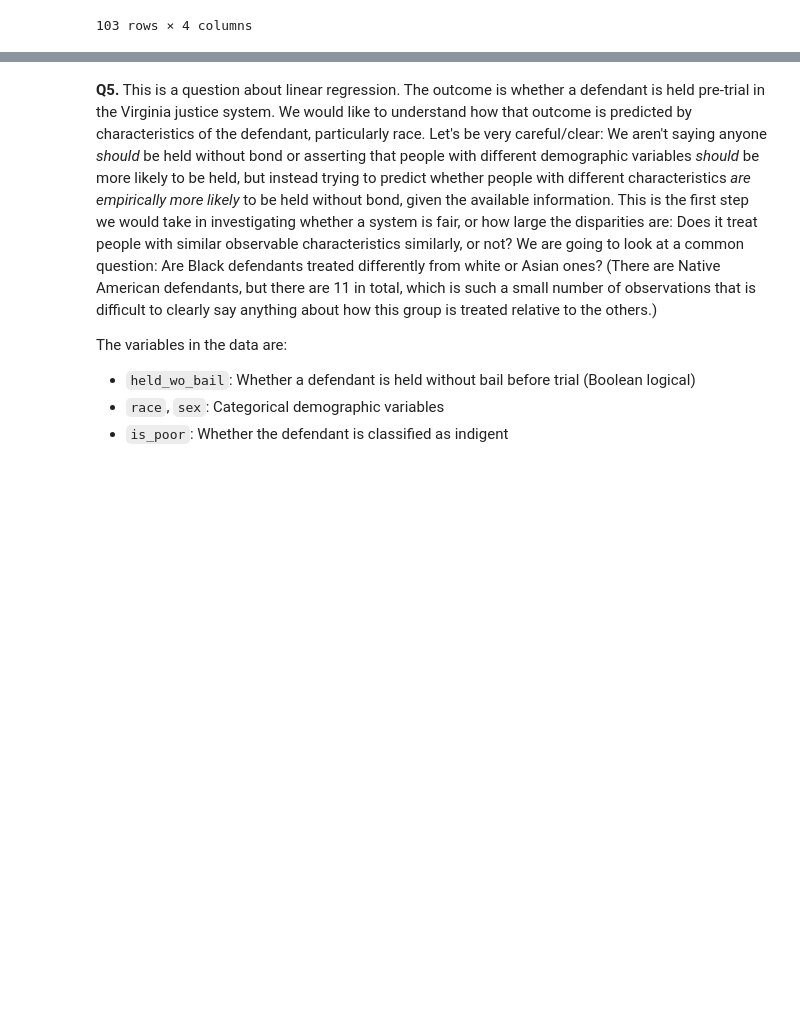
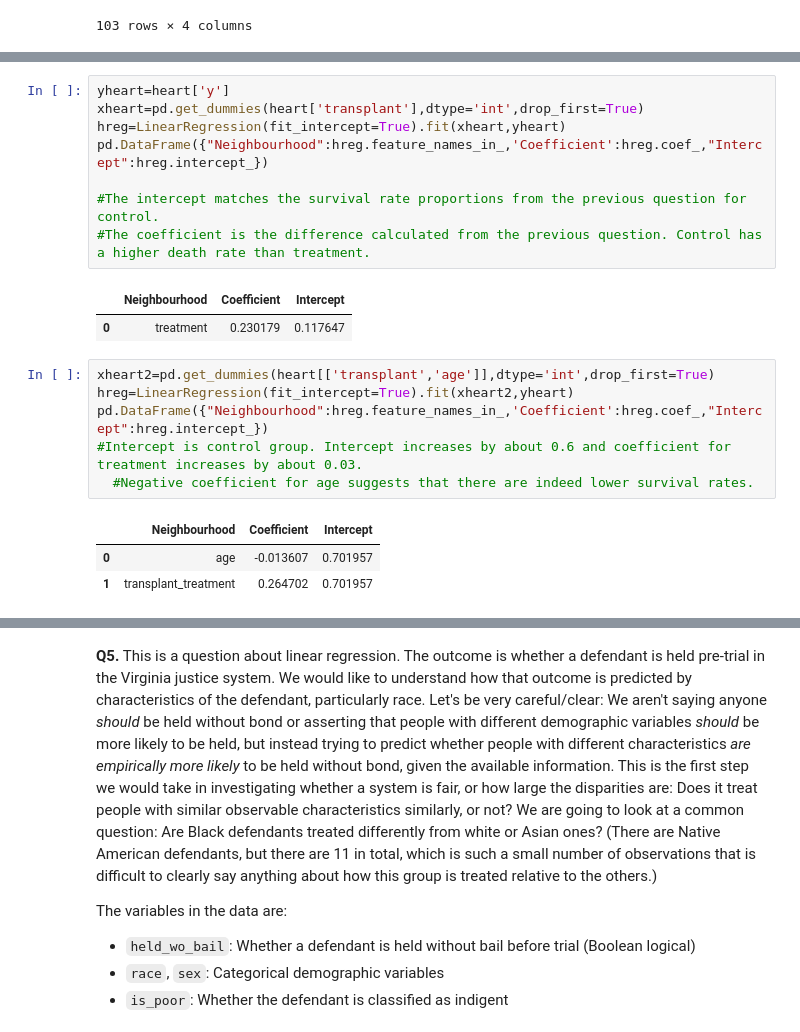
Before and after one commit to jac7az/linearModels, a Jupyter notebook: assignment/assignment.ipynb, the cells around one changed output, grey strips where cells are left out. Saved outputs shown, nothing was run; the diff lists cells and outputs as text; blank space fills up the shorter version.

```diff
--- a/assignment/assignment.ipynb
+++ b/assignment/assignment.ipynb
@@ -257 +257,22 @@ treatment['y'].value_counts(normalize='True')
 dtype: float64
+# %%
+yheart=heart['y']
+xheart=pd.get_dummies(heart['transplant'],dtype='int',drop_first=True)
+hreg=LinearRegression(fit_intercept=True).fit(xheart,yheart)
+pd.DataFrame({"Neighbourhood":hreg.feature_names_in_,'Coefficient':hreg.coef_,"Intercept":hreg.intercept_})
+
+#The intercept matches the survival rate proportions from the previous question for control.
+#The coefficient is the difference calculated from the previous question. Control has a higher death rate than treatment.
+# %% [output]
+|  | Neighbourhood | Coefficient | Intercept |
+| 0 | treatment | 0.230179 | 0.117647 |
+# %%
+xheart2=pd.get_dummies(heart[['transplant','age']],dtype='int',drop_first=True)
+hreg=LinearRegression(fit_intercept=True).fit(xheart2,yheart)
+pd.DataFrame({"Neighbourhood":hreg.feature_names_in_,'Coefficient':hreg.coef_,"Intercept":hreg.intercept_})
+#Intercept is control group. Intercept increases by about 0.6 and coefficient for treatment increases by about 0.03.
+  #Negative coefficient for age suggests that there are indeed lower survival rates.
+# %% [output]
+|  | Neighbourhood | Coefficient | Intercept |
+| 0 | age | -0.013607 | 0.701957 |
+| 1 | transplant_treatment | 0.264702 | 0.701957 |
```
Also changed, not shown: parts of 2 cells of this notebook.
